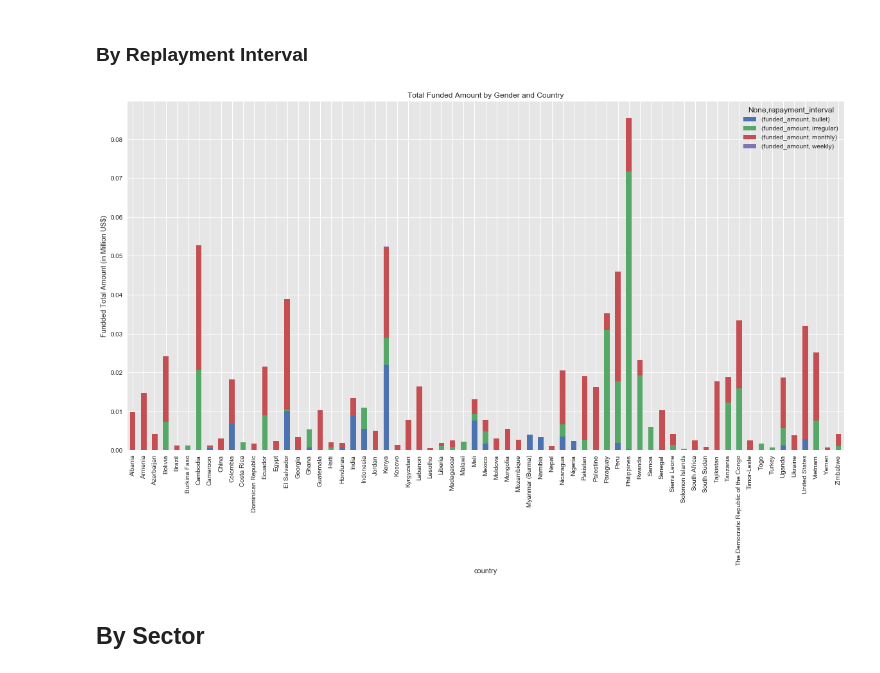
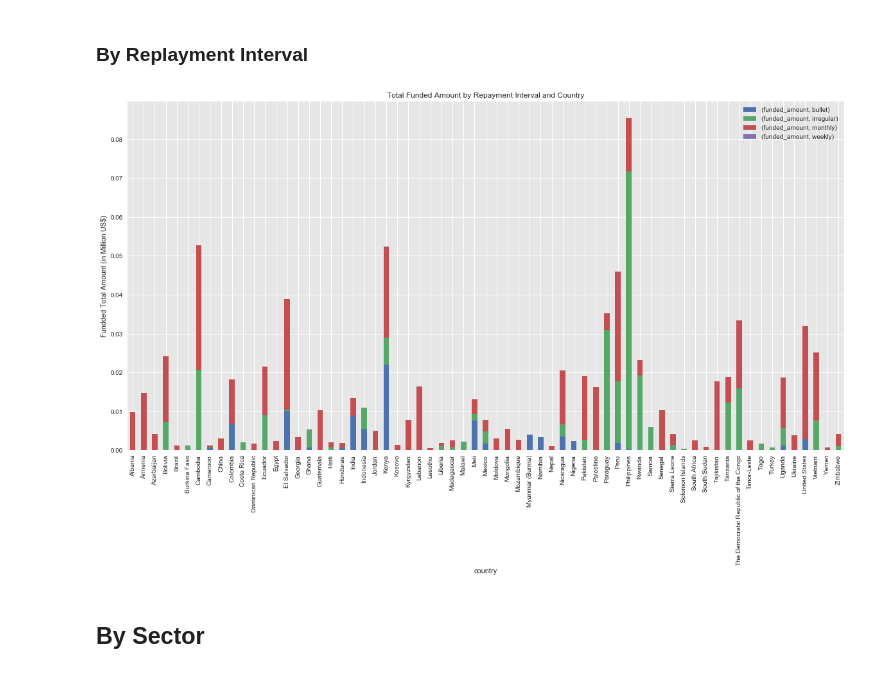
Before and after one commit to feng443/RUDS-Proj1-Kiva-Crowd-Funding-Visualization, a Jupyter notebook: KivaDataVisualization.ipynb, the cells around one changed output. Saved outputs shown, nothing was run; the diff lists cells and outputs as text; code cells hidden in the pictures.

```diff
--- a/KivaDataVisualization.ipynb
+++ b/KivaDataVisualization.ipynb
@@ -64,18 +78,19 @@ plt.show()
 # %%
 figure, ax = plt.subplots(figsize=(20,10))
 (loan_data.groupby(
        ['country', 'repayment_interval']
     )[['funded_amount']].sum() / (1000 * 1000 )).reset_index().pivot(
     index='country', columns='repayment_interval'
 ).plot.bar(
     stacked=True,
     ax=ax
 )
+plt.legend(title='')
 plt.ylabel('Fundded Total Amount (in Million US$)')
 plt.title('Total Funded Amount by Repayment Interval and Country')
 plt.show()
 # %% [output]
-[figure, old version]
+[figure, new version]
 # %% [markdown]
 ## By Sector
 # %%
```
Also changed, not shown: parts of 10 cells of this notebook, 2 other files.
